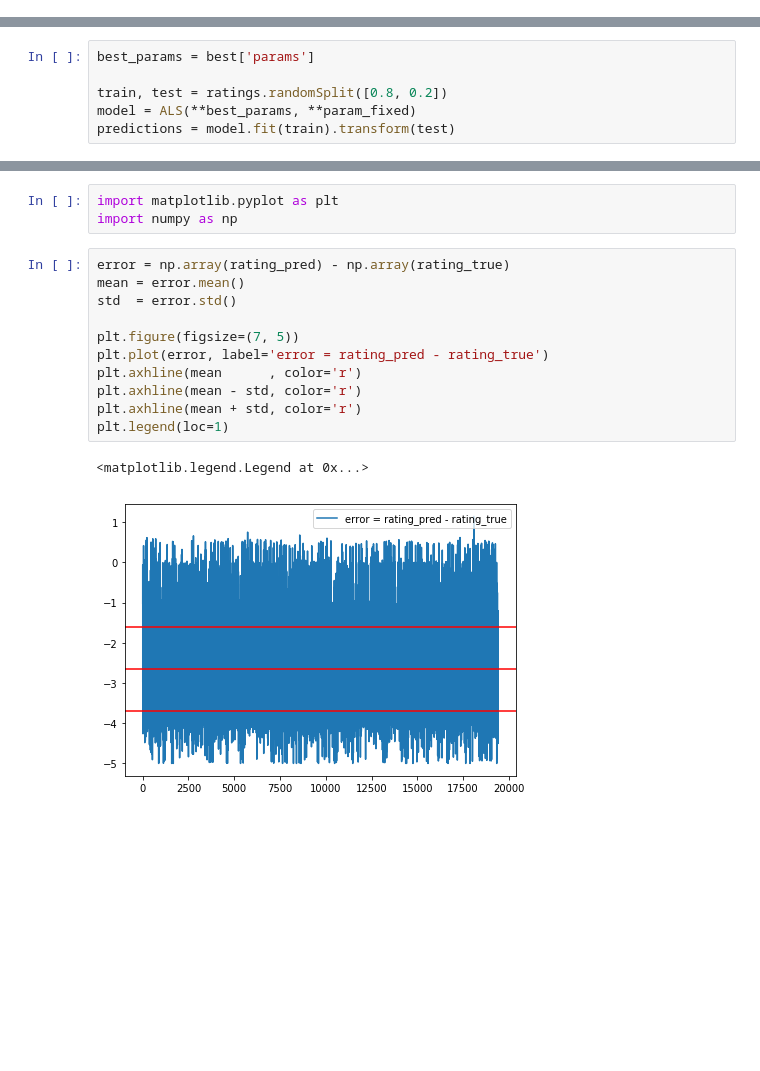
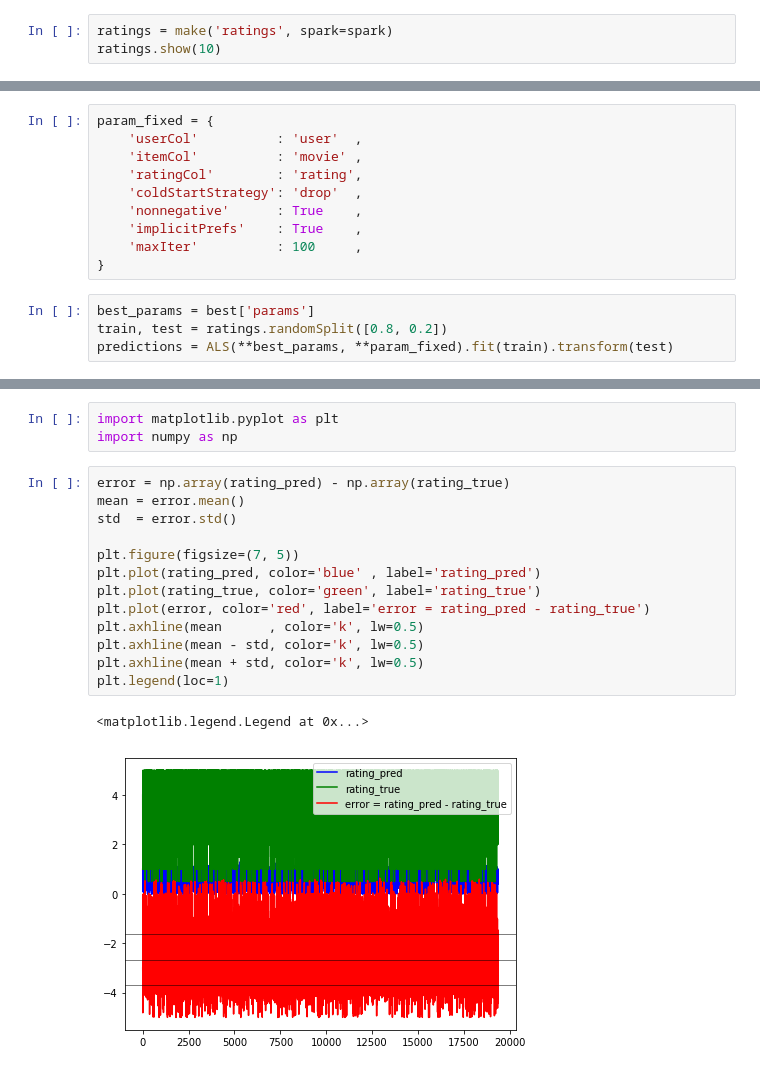
Before and after one commit to nitron-alpha-kplr/pyspark-als, a Jupyter notebook: param-tuning.ipynb, the cells around one changed output, grey strips where cells are left out. Drawn from its saved outputs; the diff is of its cells as text; blank space fills up the shorter version.

```diff
--- a/param-tuning.ipynb
+++ b/param-tuning.ipynb
@@ -31,0 +19,3 @@ only showing top 5 rows
+# %%
+ratings = make('ratings', spark=spark)
+ratings.show(10)
@@ -97,11 +103,19 @@ new best params found: {'params': {'rank': 10, 'regParam': 0.366495035587214, 'a
 # %% [markdown]
 # Prediction using best params
+# %%
+param_fixed = {
+    'userCol'          : 'user'  ,
+    'itemCol'          : 'movie' ,
+    'ratingCol'        : 'rating',
+    'coldStartStrategy': 'drop'  ,
+    'nonnegative'      : True    ,
+    'implicitPrefs'    : True    ,
+    'maxIter'          : 100     ,
+}
 # %%
 best_params = best['params']
-
 train, test = ratings.randomSplit([0.8, 0.2])
-model = ALS(**best_params, **param_fixed)
-predictions = model.fit(train).transform(test)
+predictions = ALS(**best_params, **param_fixed).fit(train).transform(test)
 # %%
 rating_pred = predictions.rdd.map(lambda x: x.prediction).collect()
 rating_true = predictions.rdd.map(lambda x: x.rating    ).collect()
@@ -111,17 +125,19 @@ import numpy as np
 # %%
 error = np.array(rating_pred) - np.array(rating_true)
 mean = error.mean()
 std  = error.std()
 
 plt.figure(figsize=(7, 5))
-plt.plot(error, label='error = rating_pred - rating_true')
-plt.axhline(mean      , color='r')
-plt.axhline(mean - std, color='r')
-plt.axhline(mean + std, color='r')
+plt.plot(rating_pred, color='blue' , label='rating_pred')
+plt.plot(rating_true, color='green', label='rating_true')
+plt.plot(error, color='red', label='error = rating_pred - rating_true')
+plt.axhline(mean      , color='k', lw=0.5)
+plt.axhline(mean - std, color='k', lw=0.5)
+plt.axhline(mean + std, color='k', lw=0.5)
 plt.legend(loc=1)
 # %% [output]
 <matplotlib.legend.Legend at 0x...>
-[figure, old version]
+[figure, new version]
 # %%
 plt.figure(figsize=(7, 5))
 plt.hist(error, bins=50, label='error = rating_pred - rating_true')
```
Also changed, not shown: parts of 7 cells of this notebook.
